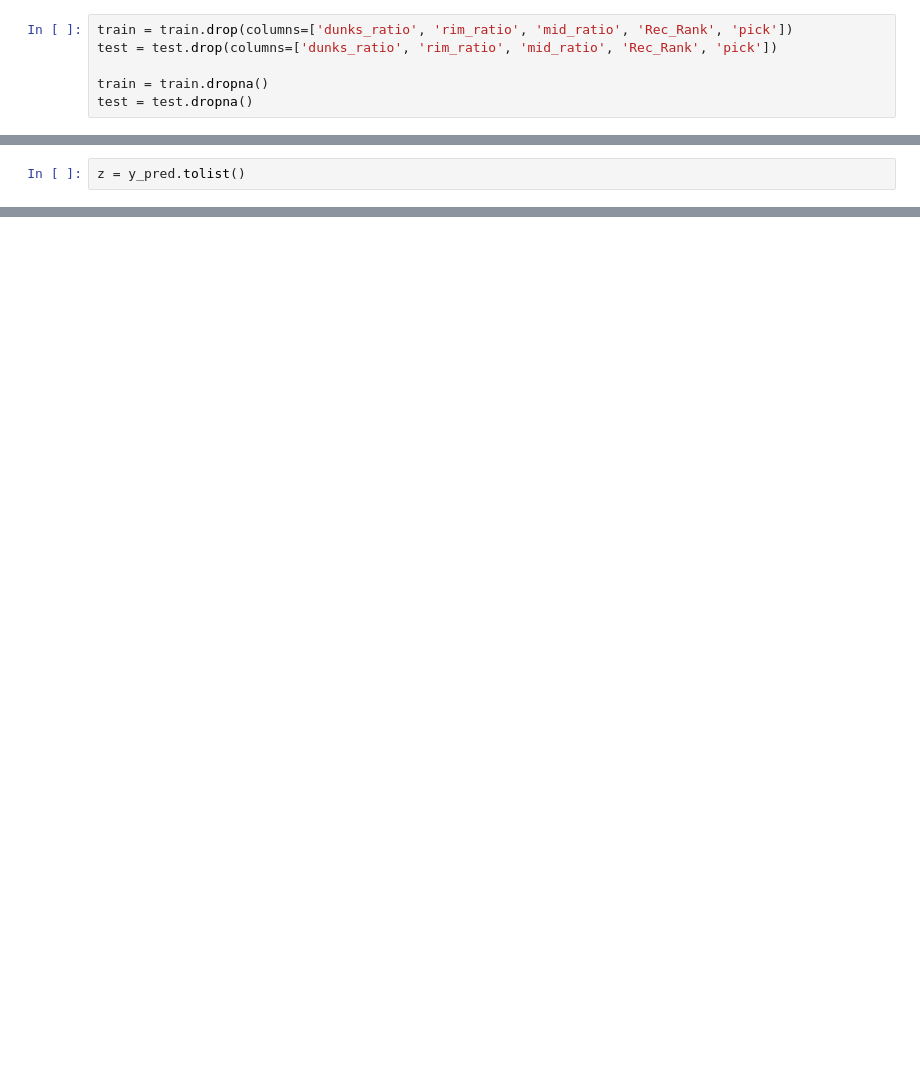
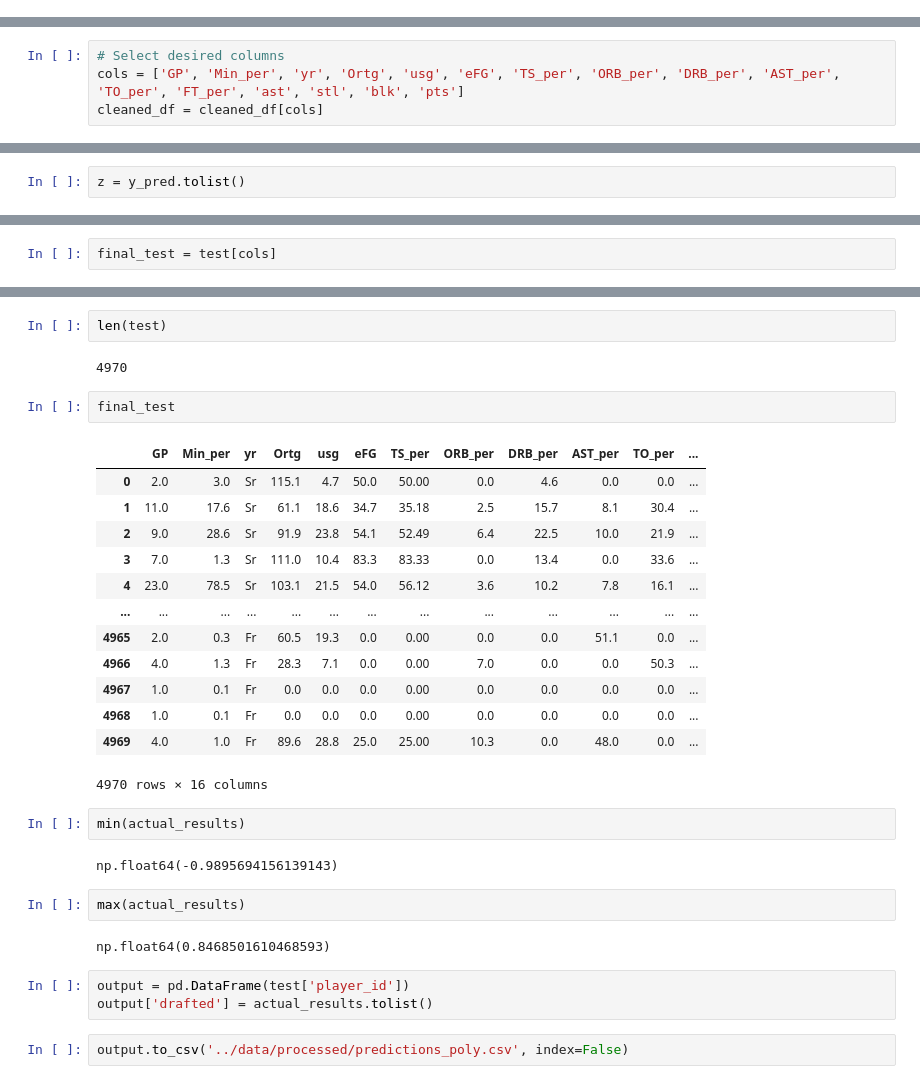
Before and after one commit to SamLKnowles/AMLAGroup13A1, a Jupyter notebook: notebooks/Sams Sandbox.ipynb, the cells around one changed output, grey strips where cells are left out. Cells and saved outputs as stored; diff of their text form; blank space fills up the shorter version.

```diff
--- a/notebooks/Sams Sandbox.ipynb
+++ b/notebooks/Sams Sandbox.ipynb
@@ -184,9 +202,3 @@ train[train['dunks_ratio'].isna()].filter(['dunksmade','dunksmiss_dunksmade'])
 | 46615 | NaN | NaN |
 | 46616 | 0.0 | 0.0 |
 26218 rows × 2 columns
-# %%
-train = train.drop(columns=['dunks_ratio', 'rim_ratio', 'mid_ratio', 'Rec_Rank', 'pick'])
-test = test.drop(columns=['dunks_ratio', 'rim_ratio', 'mid_ratio', 'Rec_Rank', 'pick'])
-
-train = train.dropna()
-test = test.dropna()
@@ -238,3 +244,7 @@ cleaned_df = cleaned_df[cols]
+# %%
+# Select desired columns
+cols = ['GP', 'Min_per', 'yr', 'Ortg', 'usg', 'eFG', 'TS_per', 'ORB_per', 'DRB_per', 'AST_per', 'TO_per', 'FT_per', 'ast', 'stl', 'blk', 'pts']
+cleaned_df = cleaned_df[cols]
 # %%
 num_cols = list(cleaned_df.select_dtypes('number').columns)
 cat_cols = list(set(cleaned_df.columns) - set(num_cols))
@@ -407,0 +413,2 @@ Name: count, dtype: int64
+# %%
+final_test = test[cols]
@@ -407,0 +454,33 @@ Name: count, dtype: int64
+# %%
+len(test)
+# %% [output]
+4970
+# %%
+final_test
+# %% [output]
+|  | GP | Min_per | yr | Ortg | usg | eFG | TS_per | ORB_per | DRB_per | AST_per | TO_per | ... |
+| 0 | 2.0 | 3.0 | Sr | 115.1 | 4.7 | 50.0 | 50.00 | 0.0 | 4.6 | 0.0 | 0.0 | ... |
+| 1 | 11.0 | 17.6 | Sr | 61.1 | 18.6 | 34.7 | 35.18 | 2.5 | 15.7 | 8.1 | 30.4 | ... |
+| 2 | 9.0 | 28.6 | Sr | 91.9 | 23.8 | 54.1 | 52.49 | 6.4 | 22.5 | 10.0 | 21.9 | ... |
+| 3 | 7.0 | 1.3 | Sr | 111.0 | 10.4 | 83.3 | 83.33 | 0.0 | 13.4 | 0.0 | 33.6 | ... |
+| 4 | 23.0 | 78.5 | Sr | 103.1 | 21.5 | 54.0 | 56.12 | 3.6 | 10.2 | 7.8 | 16.1 | ... |
+| ... | ... | ... | ... | ... | ... | ... | ... | ... | ... | ... | ... | ... |
+| 4965 | 2.0 | 0.3 | Fr | 60.5 | 19.3 | 0.0 | 0.00 | 0.0 | 0.0 | 51.1 | 0.0 | ... |
+| 4966 | 4.0 | 1.3 | Fr | 28.3 | 7.1 | 0.0 | 0.00 | 7.0 | 0.0 | 0.0 | 50.3 | ... |
+| 4967 | 1.0 | 0.1 | Fr | 0.0 | 0.0 | 0.0 | 0.00 | 0.0 | 0.0 | 0.0 | 0.0 | ... |
+| 4968 | 1.0 | 0.1 | Fr | 0.0 | 0.0 | 0.0 | 0.00 | 0.0 | 0.0 | 0.0 | 0.0 | ... |
+| 4969 | 4.0 | 1.0 | Fr | 89.6 | 28.8 | 25.0 | 25.00 | 10.3 | 0.0 | 48.0 | 0.0 | ... |
+4970 rows × 16 columns
+# %%
+min(actual_results)
+# %% [output]
+np.float64(-0.9895694156139143)
+# %%
+max(actual_results)
+# %% [output]
+np.float64(0.8468501610468593)
+# %%
+output = pd.DataFrame(test['player_id'])
+output['drafted'] = actual_results.tolist()
+# %%
+output.to_csv('../data/processed/predictions_poly.csv', index=False)
```
Also changed, not shown: parts of 47 cells of this notebook, 3 other files.
